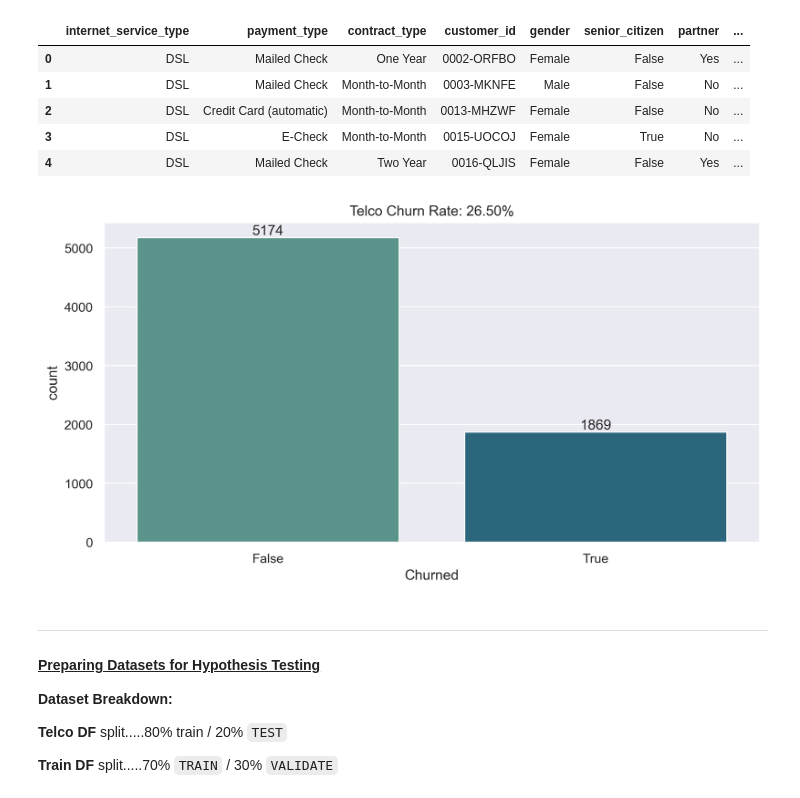
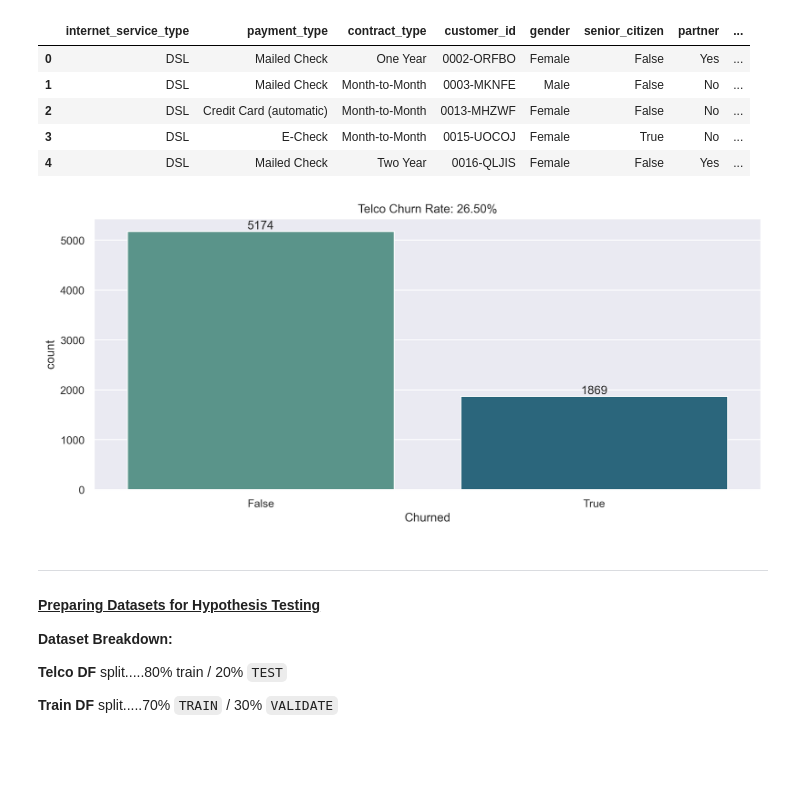
Before and after one commit to mijailmariano/ML-Classification-Telecommunications-Services, a Jupyter notebook: final_report.ipynb, the cells around one changed output. Saved outputs shown, nothing was run; the diff lists cells and outputs as text; code cells hidden in the pictures; blank space fills up the shorter version.

```diff
--- a/final_report.ipynb
+++ b/final_report.ipynb
@@ -166,21 +166,22 @@ df.head()
 # %%
 # plotting total number churned and churn % rate
 churn_rate = round(df["churn"].mean(), 3)
 
+plt.figure(figsize=(12, 5))
 sns.set(font_scale = 1)
 ax = sns.countplot(x = "churn",
     data = df,
     order = df["churn"].value_counts().index,
     palette = "crest")
 
 ax.bar_label(ax.containers[0])
 
 plt.xticks(rotation = 0)
 plt.title(f"Telco Churn Rate: {churn_rate:.2%}")
 plt.xlabel("Churned")
 plt.show()
 # %% [output]
-[figure, old version]
+[figure, new version]
 # %% [markdown]
 ----
 #### <u>Preparing Datasets for Hypothesis Testing</u>
```
Also changed, not shown: parts of 5 cells of this notebook.
